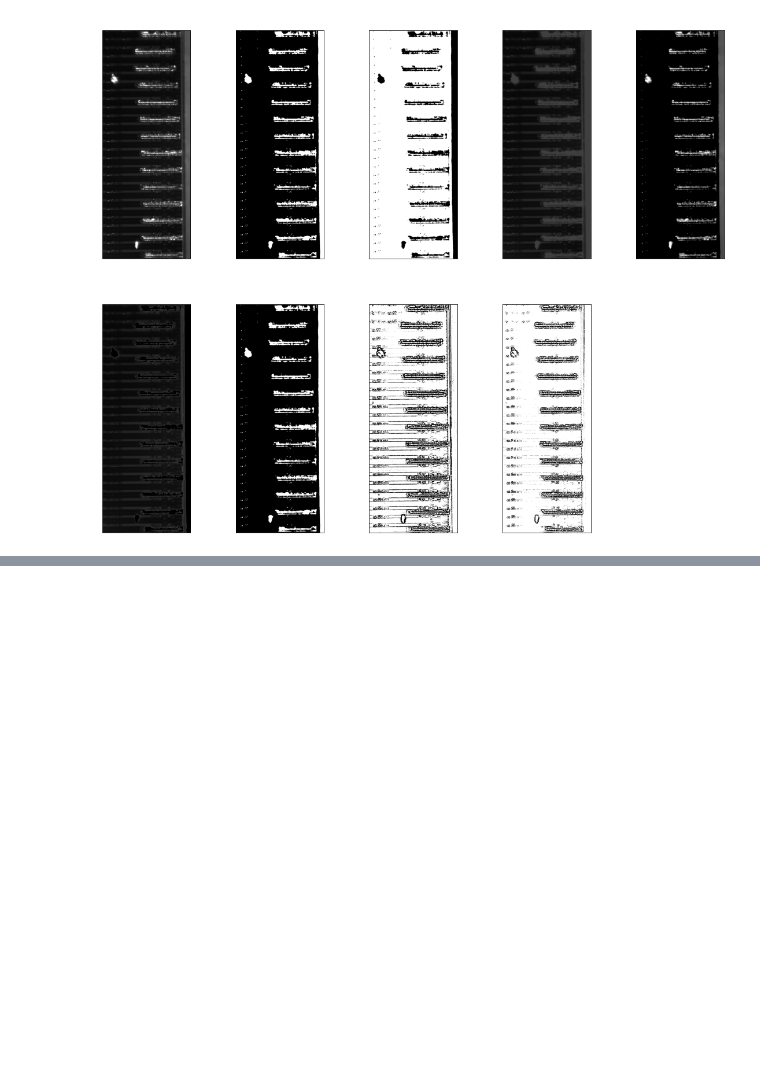
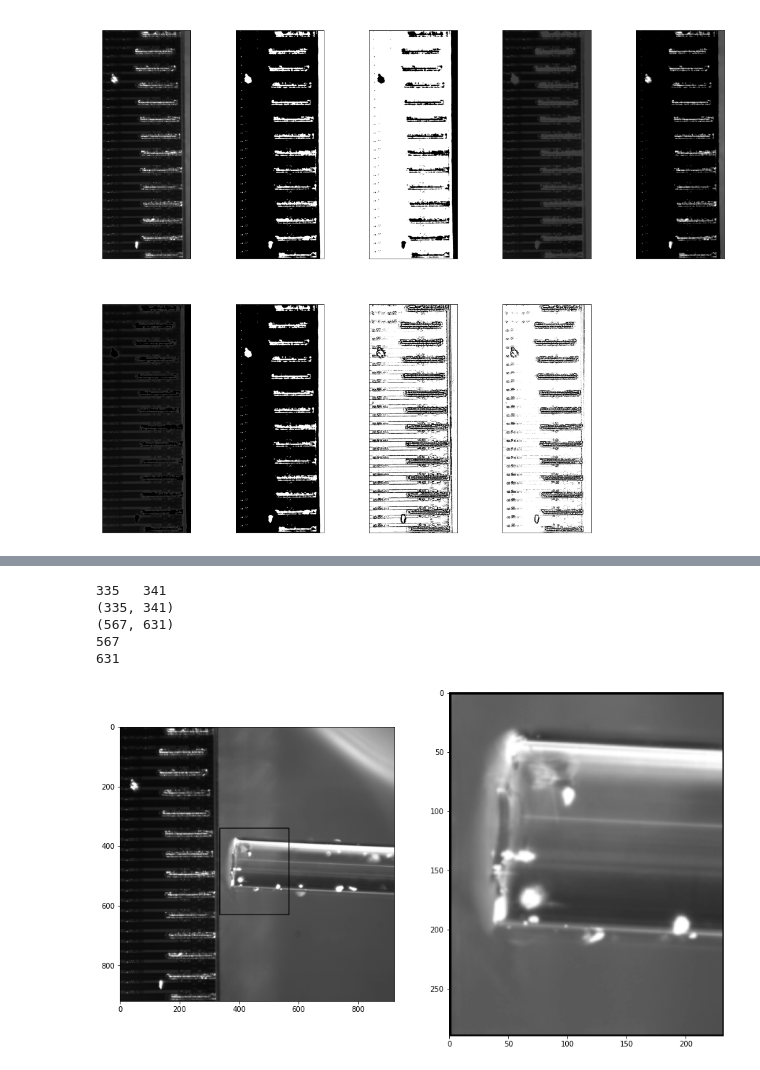
Before and after one commit to XanderPeetroons/visionautomation, a Jupyter notebook: Notebooks/chip_img_notebook.ipynb, the cells around one changed output, grey strips where cells are left out. Saved outputs shown, nothing was run; the diff lists cells and outputs as text; code cells hidden in the pictures; blank space fills up the shorter version.

```diff
--- a/Notebooks/chip_img_notebook.ipynb
+++ b/Notebooks/chip_img_notebook.ipynb
@@ -128,0 +181,46 @@ plt.show()
+# %%
+### Area of interest
+
+## Input square
+#New library
+import argparse
+
+img = rescale (blur1,0.45)
+
+def click_event (event, x, y, flags, params):
+    global coord, cropping  # array of arrays, indicate if cropping is taking place
+    if event == cv.EVENT_LBUTTONDOWN: # detecting only left bottom event
+        print (x, ' ', y) # printing coordinates
+        coord =[(x,y)]
+        cropping = True
+
+    elif event == cv.EVENT_LBUTTONUP: # see if the left mouse if release
+        coord.append((x,y))
+        cropping = False
+
+        #draw the rectangle in image
+        cv.rectangle(img, coord[0], coord[1], (0,255,0), 2)
+        cv.imshow('Area Selected', img)
+        print(coord[0])
+        print(coord[1])
+
+
+cv.imshow('Click on pic',img) #if rescaling, you
+cv.setMouseCallback('Click on pic', click_event)
+cv.waitKey(0)
+
+x = coord[0][0]; y = coord[0][1]
+w = coord[1][0]; h = coord[1][1]
+sub_image = img[y:h, x:w]
+
+plt.figure(figsize=[15,12])
+plt.subplot(121); plt.imshow(img, cmap='gray')
+plt.subplot(122); plt.imshow(sub_image, cmap='gray')
+plt.show()
+# %% [output]
+335   341
+(335, 341)
+(567, 631)
+567
+631
+[figure, added]
```
Also changed, not shown: parts of 3 cells of this notebook.
